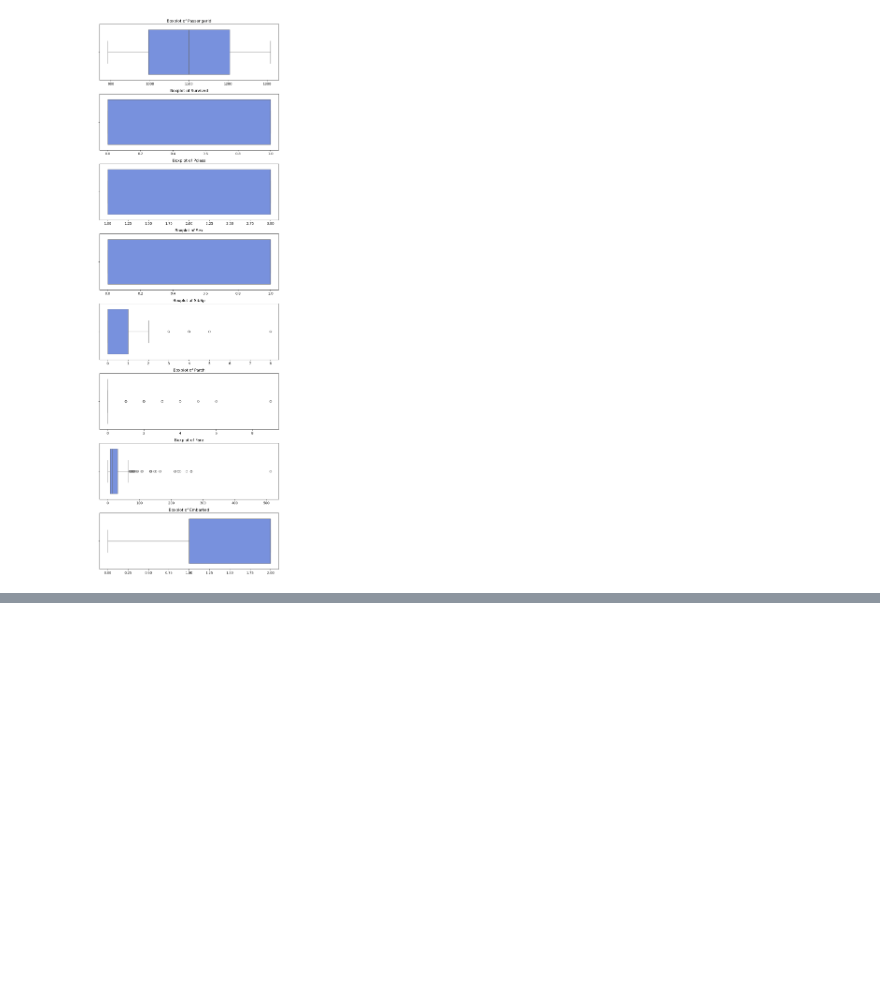
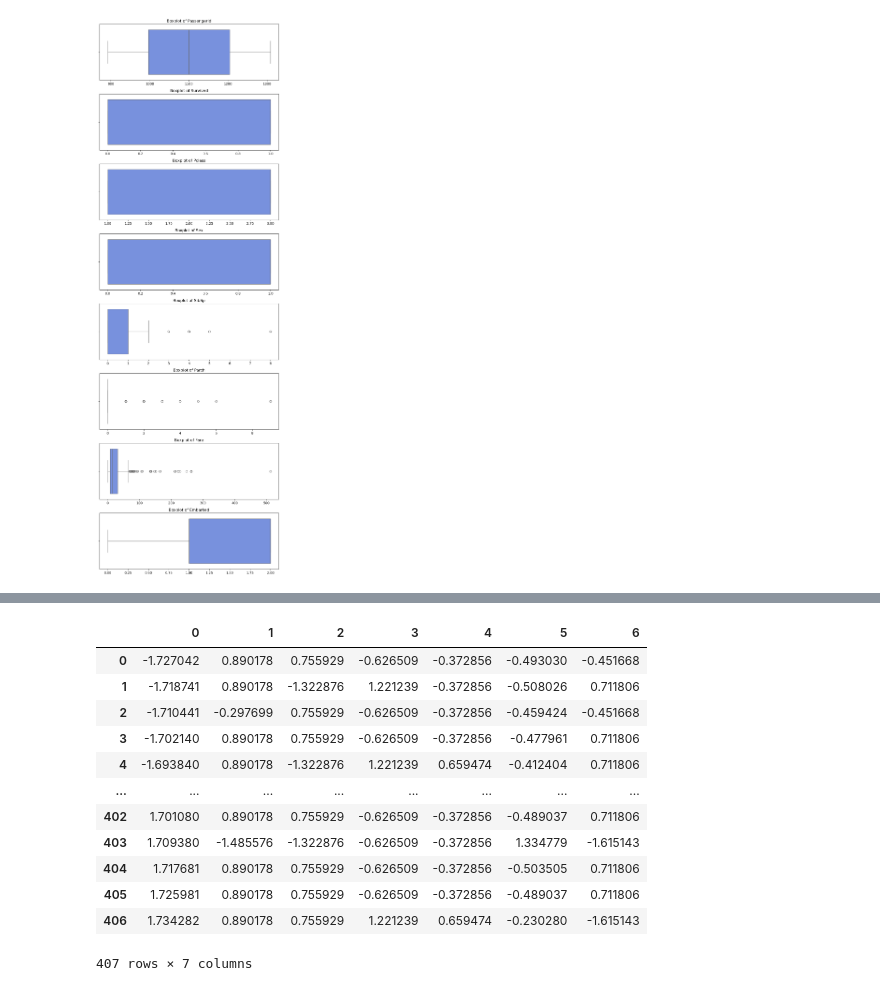
Before and after one commit to FarhanaSuci/MachinLearningProject, a Jupyter notebook: titanicAssignment.ipynb, the cells around one changed output, grey strips where cells are left out. Saved outputs shown, nothing was run; the diff lists cells and outputs as text; code cells hidden in the pictures; blank space fills up the shorter version.

```diff
--- a/titanicAssignment.ipynb
+++ b/titanicAssignment.ipynb
@@ -365,0 +469,20 @@ sns.displot(data=df, x="Embarked")
+# %%
+Features=StandardScaler().fit_transform(Features)
+# %%
+Features=pd.DataFrame(Features)
+# %%
+Features
+# %% [output]
+|  | 0 | 1 | 2 | 3 | 4 | 5 | 6 |
+| 0 | -1.727042 | 0.890178 | 0.755929 | -0.626509 | -0.372856 | -0.493030 | -0.451668 |
+| 1 | -1.718741 | 0.890178 | -1.322876 | 1.221239 | -0.372856 | -0.508026 | 0.711806 |
+| 2 | -1.710441 | -0.297699 | 0.755929 | -0.626509 | -0.372856 | -0.459424 | -0.451668 |
+| 3 | -1.702140 | 0.890178 | 0.755929 | -0.626509 | -0.372856 | -0.477961 | 0.711806 |
+| 4 | -1.693840 | 0.890178 | -1.322876 | 1.221239 | 0.659474 | -0.412404 | 0.711806 |
+| ... | ... | ... | ... | ... | ... | ... | ... |
+| 402 | 1.701080 | 0.890178 | 0.755929 | -0.626509 | -0.372856 | -0.489037 | 0.711806 |
+| 403 | 1.709380 | -1.485576 | -1.322876 | -0.626509 | -0.372856 | 1.334779 | -1.615143 |
+| 404 | 1.717681 | 0.890178 | 0.755929 | -0.626509 | -0.372856 | -0.503505 | 0.711806 |
+| 405 | 1.725981 | 0.890178 | 0.755929 | -0.626509 | -0.372856 | -0.489037 | 0.711806 |
+| 406 | 1.734282 | 0.890178 | 0.755929 | 1.221239 | 0.659474 | -0.230280 | -1.615143 |
+407 rows × 7 columns
```
Also changed, not shown: parts of 25 cells of this notebook.
